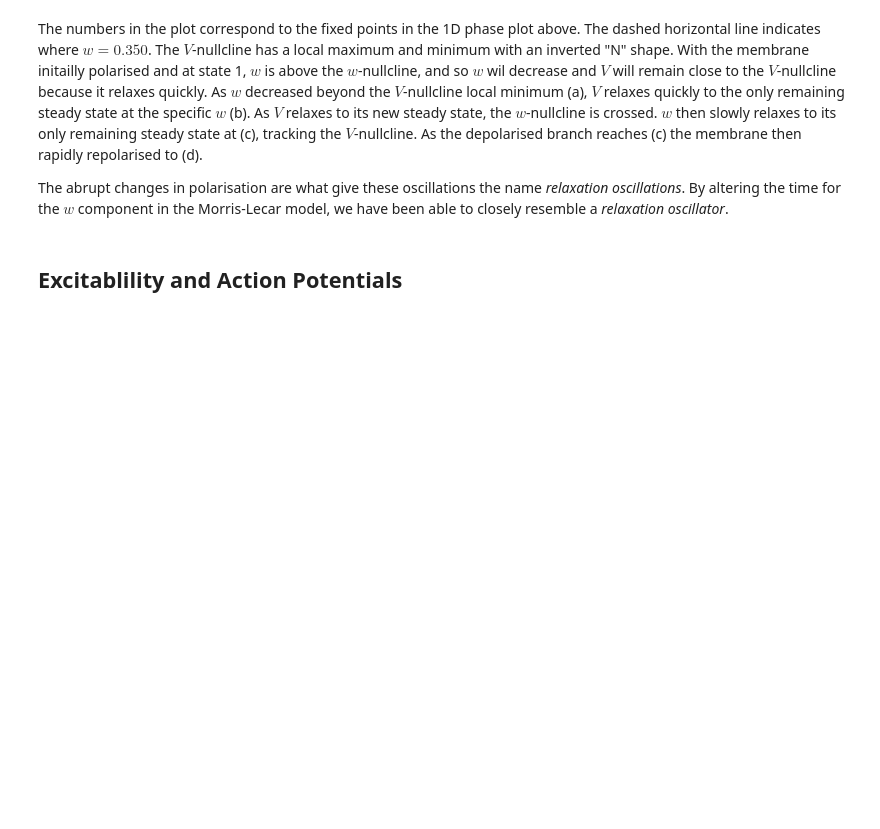
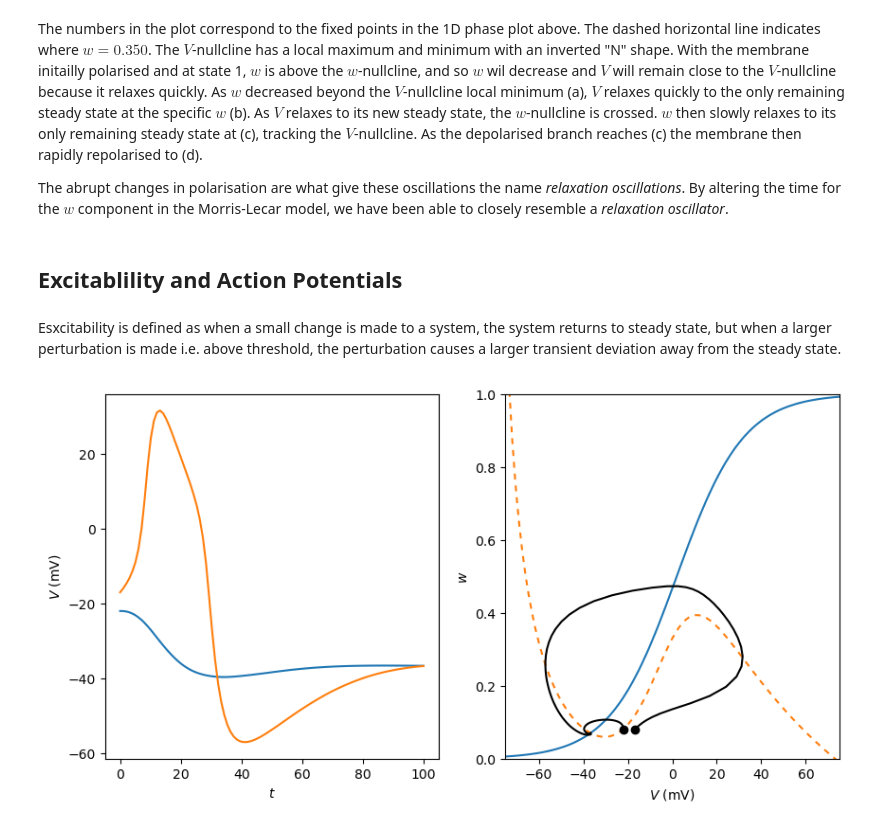
Before and after one commit to mornevwyk/Computational-Cell-Biology, a Jupyter notebook: Voltage Gated Ion Currents/2.4 Morris-Lecar Model.ipynb, the cells around one changed output. Cells and saved outputs as stored; diff of their text form; code cells hidden in the pictures; blank space fills up the shorter version.

```diff
--- a/Voltage Gated Ion Currents/2.4 Morris-Lecar Model.ipynb
+++ b/Voltage Gated Ion Currents/2.4 Morris-Lecar Model.ipynb
@@ -149,7 +149,7 @@ def w_nullcline(V, Iapp):
         w = y
         v3 = 2
         v4 = 30
-        phi = 0.04/10
+        phi = 0.04
         winf = (1 + math.tanh((V - v3)/v4))/2
         tau = 1/math.cosh((V - v3)/(2*v4))
         dwdt = phi *(winf - w)/tau
@@ -536,3 +536,31 @@ The numbers in the plot correspond to the fixed points in the 1D phase plot abov
 The abrupt changes in polarisation are what give these oscillations the name *relaxation oscillations*. By altering the time for the $w$ component in the Morris-Lecar model, we have been able to closely resemble a *relaxation oscillator*.
 # %% [markdown]
 ## Excitablility and Action Potentials
+# %% [markdown]
+Esxcitability is defined as when a small change is made to a system, the system returns to steady state, but when a larger perturbation is made i.e. above threshold, the perturbation causes a larger transient deviation away from the steady state.
+# %%
+fig, ax = plt.subplots(1,2)
+fig.set_size_inches(10,5)
+
+t = np.linspace(0, 100, 100)
+initial_conditions = [[-22,0.08],[-17,0.08]]
+
+ax[1].plot(voltages, w_nullcline_data)
+ax[1].plot(voltages, V_nullcline_data_I60, linestyle=(0,(3,3)))
+
+for condition in initial_conditions:
+    sol = solve_ivp(morris_lecar, [0,100], condition, args=(60,), dense_output=True)
+    z = sol.sol(t)
+    ax[1].plot(z.T[:,0], z.T[:,1], color=[0,0,0])
+    ax[1].plot([condition[0]],[condition[1]],'o', color=(0,0,0))
+    ax[0].plot(t,z.T[:,0])
+
+ax[1].set_xlim(-75,75)
+ax[1].set_ylim(0,1)
+ax[1].set_ylabel("$w$")
+ax[1].set_xlabel('$V$ (mV)')
+ax[0].set_ylabel('$V$ (mV)')
+ax[0].set_xlabel("$t$")
+plt.show()
+# %% [output]
+[figure, added]
```
